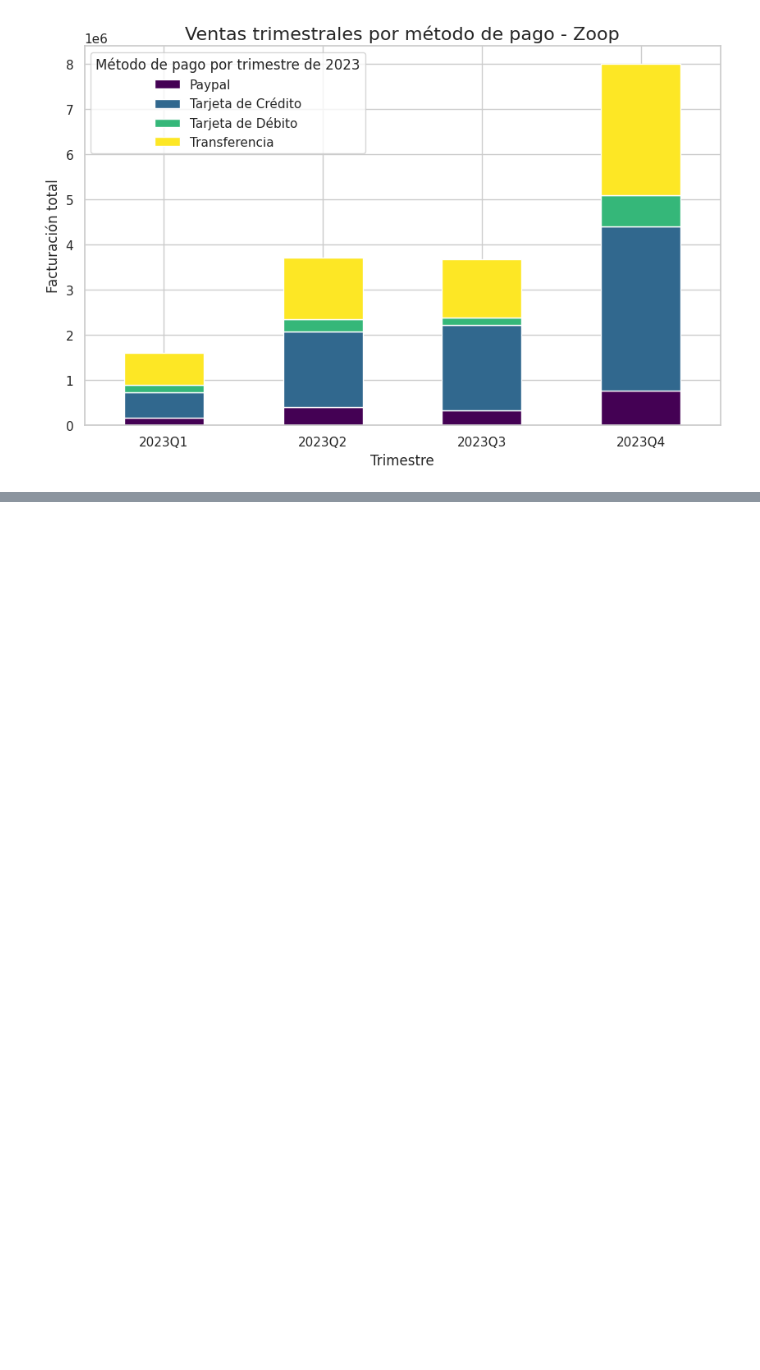
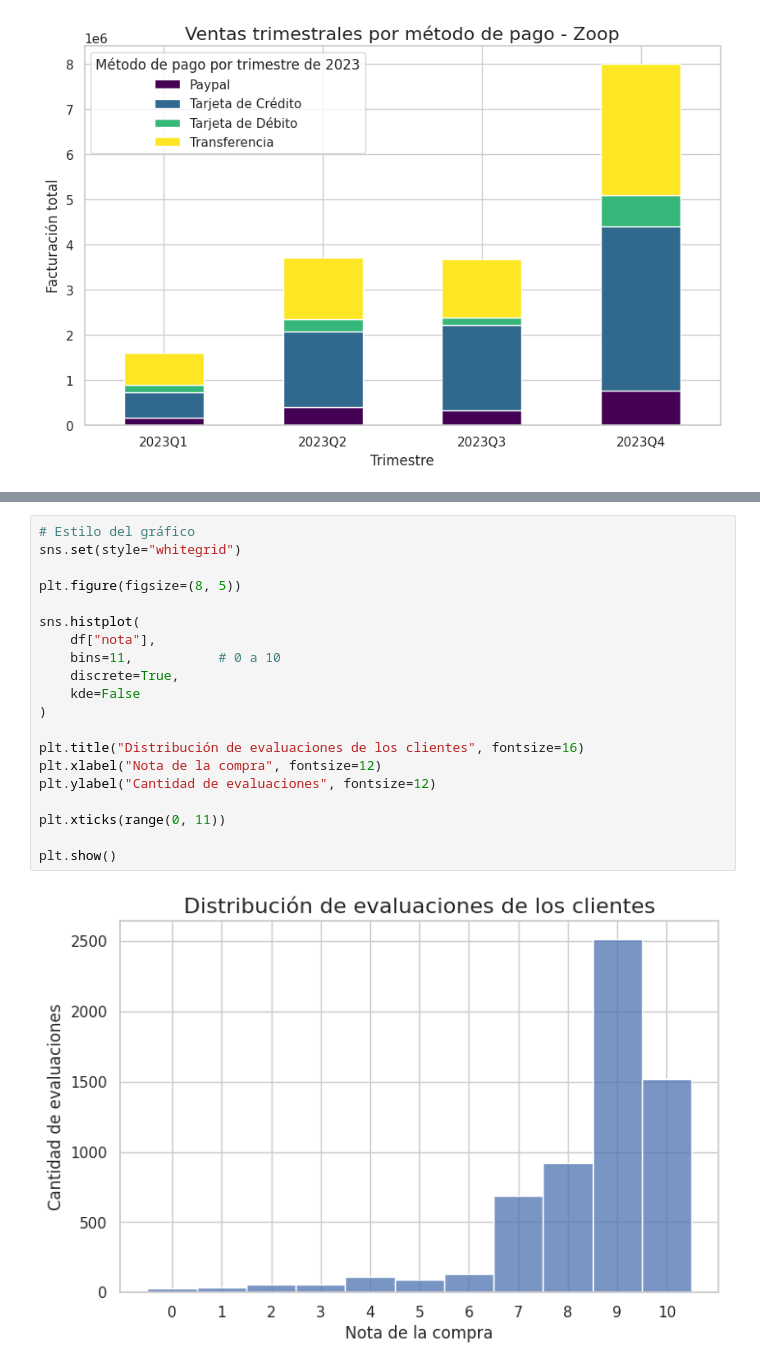
Before and after one commit to dpenamoya-ops/IA-aplicada-a-ciencia-de-datos, a Jupyter notebook: IA_aplicada_a_ciencia_de_datos.ipynb, the cells around one changed output, grey strips where cells are left out. Saved outputs shown, nothing was run; the diff lists cells and outputs as text; blank space fills up the shorter version.

```diff
--- a/IA_aplicada_a_ciencia_de_datos.ipynb
+++ b/IA_aplicada_a_ciencia_de_datos.ipynb
@@ -902,0 +1010,22 @@ plt.show()
+# %%
+# Estilo del gráfico
+sns.set(style="whitegrid")
+
+plt.figure(figsize=(8, 5))
+
+sns.histplot(
+    df["nota"],
+    bins=11,           # 0 a 10
+    discrete=True,
+    kde=False
+)
+
+plt.title("Distribución de evaluaciones de los clientes", fontsize=16)
+plt.xlabel("Nota de la compra", fontsize=12)
+plt.ylabel("Cantidad de evaluaciones", fontsize=12)
+
+plt.xticks(range(0, 11))
+
+plt.show()
+# %% [output]
+[figure, added]
```
Also changed, not shown: parts of 22 cells of this notebook.
